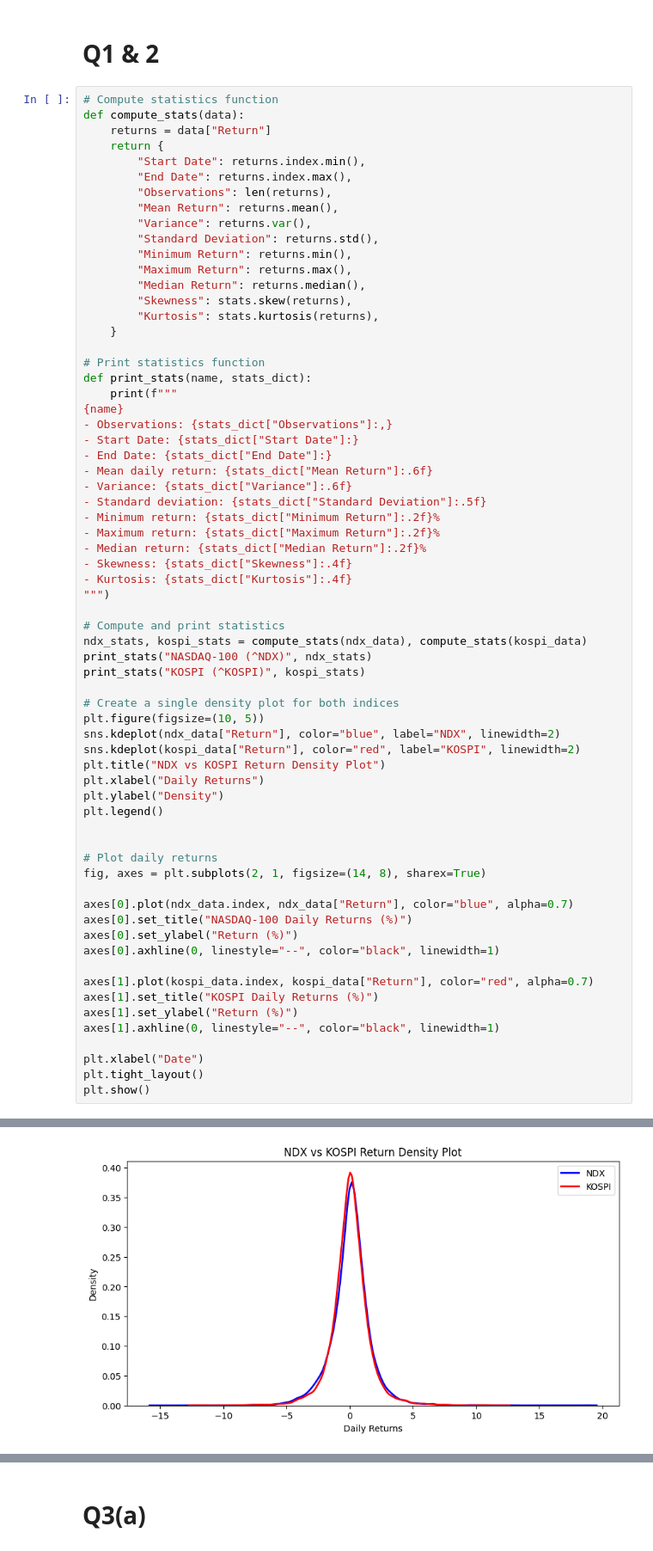
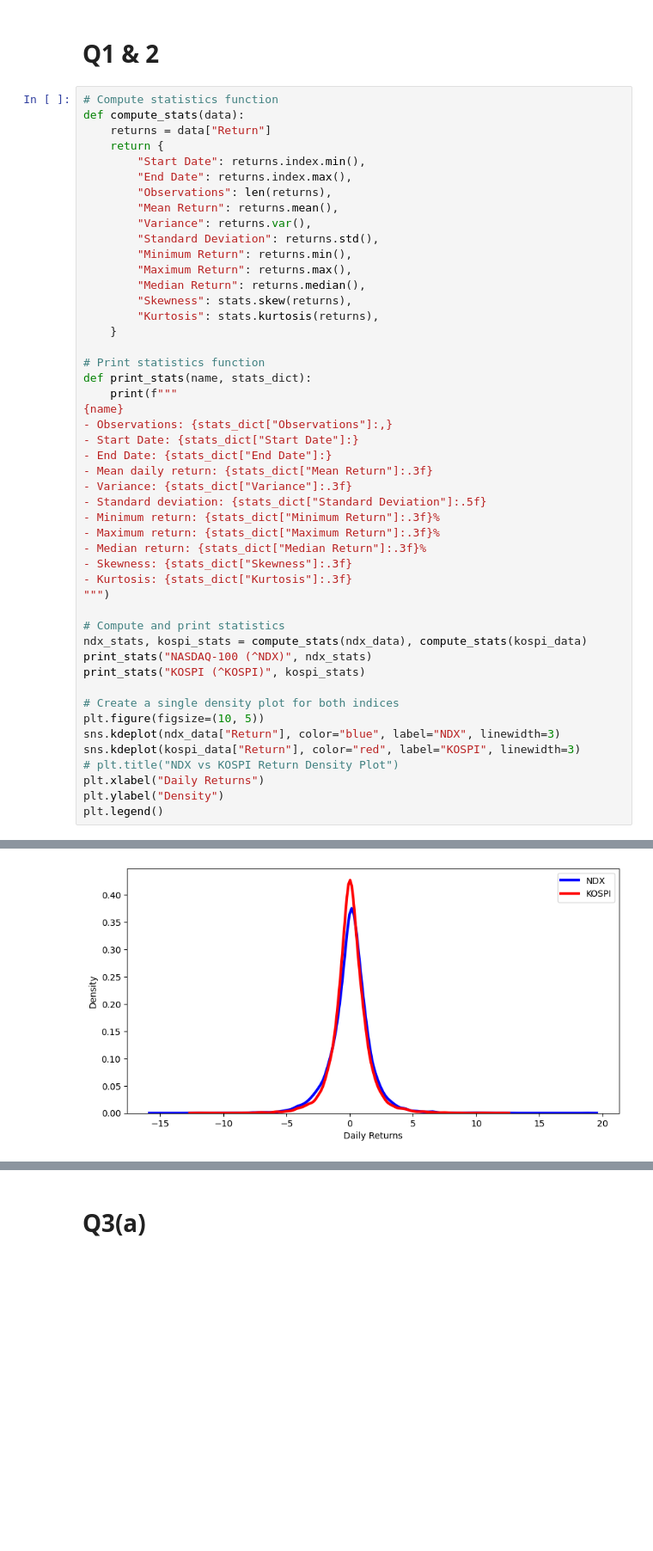
Before and after one commit to JiaqiSun45635/MFE-FE, a Jupyter notebook: PW4/Practical Work 4 Question 2 Latest.ipynb, the cells around one changed output, grey strips where cells are left out. Shown at 86% size. Drawn from its saved outputs; the diff is of its cells as text; blank space fills up the shorter version.

```diff
--- a/PW4/Practical Work 4 Question 2 Latest.ipynb
+++ b/PW4/Practical Work 4 Question 2 Latest.ipynb
@@ -49,14 +49,14 @@ def print_stats(name, stats_dict):
 - Observations: {stats_dict["Observations"]:,}
 - Start Date: {stats_dict["Start Date"]:}
 - End Date: {stats_dict["End Date"]:}
-- Mean daily return: {stats_dict["Mean Return"]:.6f}
-- Variance: {stats_dict["Variance"]:.6f}
+- Mean daily return: {stats_dict["Mean Return"]:.3f}
+- Variance: {stats_dict["Variance"]:.3f}
 - Standard deviation: {stats_dict["Standard Deviation"]:.5f}
-- Minimum return: {stats_dict["Minimum Return"]:.2f}%
-- Maximum return: {stats_dict["Maximum Return"]:.2f}%
-- Median return: {stats_dict["Median Return"]:.2f}%
-- Skewness: {stats_dict["Skewness"]:.4f}
-- Kurtosis: {stats_dict["Kurtosis"]:.4f}
+- Minimum return: {stats_dict["Minimum Return"]:.3f}%
+- Maximum return: {stats_dict["Maximum Return"]:.3f}%
+- Median return: {stats_dict["Median Return"]:.3f}%
+- Skewness: {stats_dict["Skewness"]:.3f}
+- Kurtosis: {stats_dict["Kurtosis"]:.3f}
 """)
 
 # Compute and print statistics
@@ -66,29 +66,11 @@ print_stats("KOSPI (^KOSPI)", kospi_stats)
 
 # Create a single density plot for both indices
 plt.figure(figsize=(10, 5))
-sns.kdeplot(ndx_data["Return"], color="blue", label="NDX", linewidth=2)
-sns.kdeplot(kospi_data["Return"], color="red", label="KOSPI", linewidth=2)
-plt.title("NDX vs KOSPI Return Density Plot")
+sns.kdeplot(ndx_data["Return"], color="blue", label="NDX", linewidth=3)
+sns.kdeplot(kospi_data["Return"], color="red", label="KOSPI", linewidth=3)
+# plt.title("NDX vs KOSPI Return Density Plot")
 plt.xlabel("Daily Returns")
 plt.ylabel("Density")
 plt.legend()
-
-
-# Plot daily returns
-fig, axes = plt.subplots(2, 1, figsize=(14, 8), sharex=True)
-
-axes[0].plot(ndx_data.index, ndx_data["Return"], color="blue", alpha=0.7)
-axes[0].set_title("NASDAQ-100 Daily Returns (%)")
-axes[0].set_ylabel("Return (%)")
-axes[0].axhline(0, linestyle="--", color="black", linewidth=1)
-
-axes[1].plot(kospi_data.index, kospi_data["Return"], color="red", alpha=0.7)
-axes[1].set_title("KOSPI Daily Returns (%)")
-axes[1].set_ylabel("Return (%)")
-axes[1].axhline(0, linestyle="--", color="black", linewidth=1)
-
-plt.xlabel("Date")
-plt.tight_layout()
-plt.show()
 # %% [output]
 NASDAQ-100 (^NDX)
@@ -111 +93 @@ NASDAQ-100 (^NDX)
-[figure, old version]
+[figure, new version]
```
Also changed, not shown: parts of 5 cells of this notebook.
